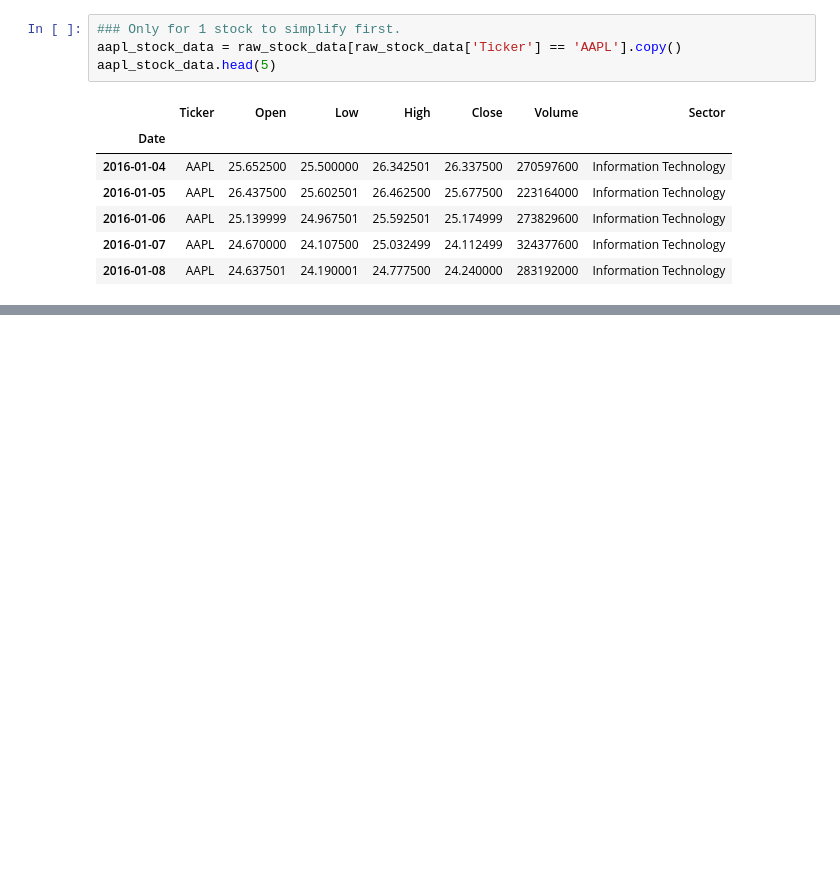
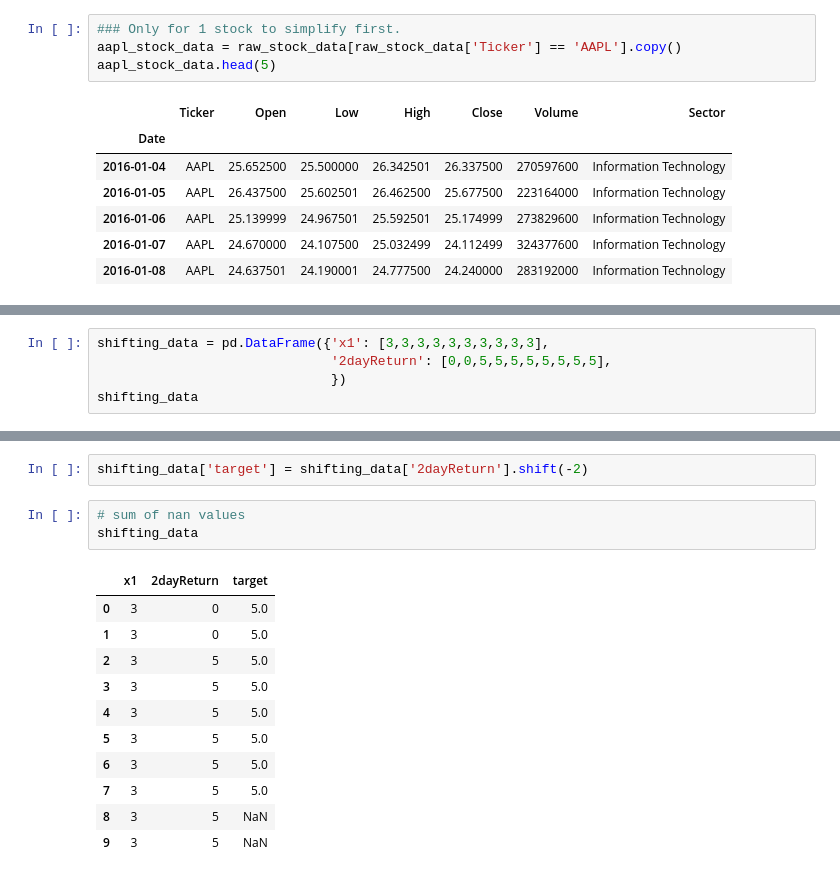
Before and after one commit to nico965j/financial-forecasting-bachelor, a Jupyter notebook: dataset-processing.ipynb, the cells around one changed output, grey strips where cells are left out. Drawn from its saved outputs; the diff is of its cells as text; blank space fills up the shorter version.

```diff
--- a/dataset-processing.ipynb
+++ b/dataset-processing.ipynb
@@ -93,0 +168,5 @@ plt.show()
+# %%
+shifting_data = pd.DataFrame({'x1': [3,3,3,3,3,3,3,3,3,3],
+                              '2dayReturn': [0,0,5,5,5,5,5,5,5,5],
+                              })
+shifting_data
@@ -93,0 +185,17 @@ plt.show()
+# %%
+shifting_data['target'] = shifting_data['2dayReturn'].shift(-2)
+# %%
+# sum of nan values
+shifting_data
+# %% [output]
+|  | x1 | 2dayReturn | target |
+| 0 | 3 | 0 | 5.0 |
+| 1 | 3 | 0 | 5.0 |
+| 2 | 3 | 5 | 5.0 |
+| 3 | 3 | 5 | 5.0 |
+| 4 | 3 | 5 | 5.0 |
+| 5 | 3 | 5 | 5.0 |
+| 6 | 3 | 5 | 5.0 |
+| 7 | 3 | 5 | 5.0 |
+| 8 | 3 | 5 | NaN |
+| 9 | 3 | 5 | NaN |
```
Also changed, not shown: parts of 21 cells of this notebook, 2 other files.
